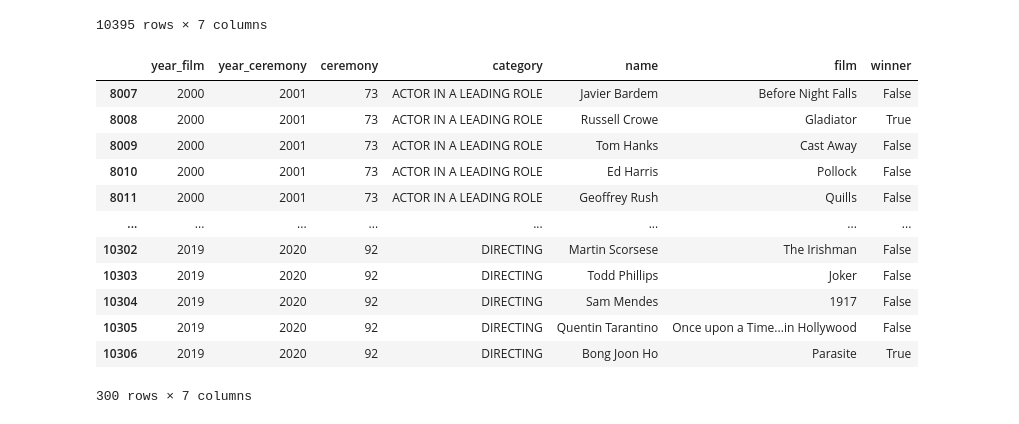
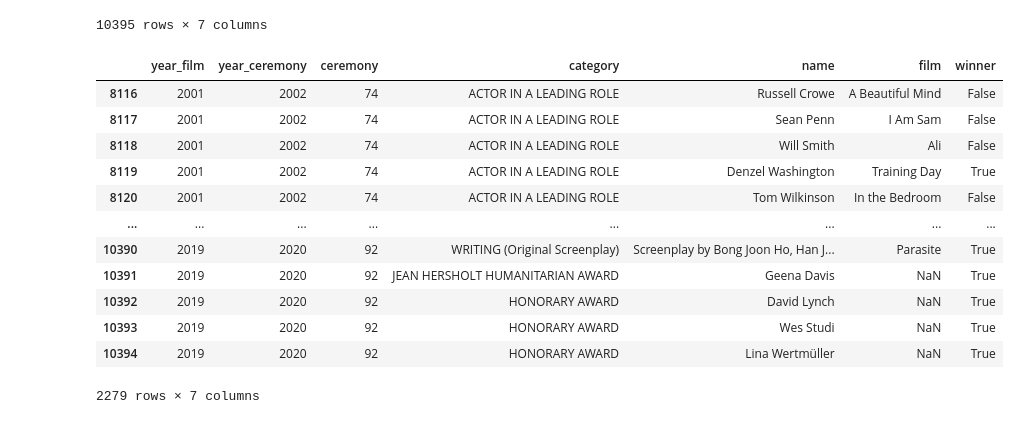
Before and after one commit to jgkiang/Project-2-The-Movie-Biz, a Jupyter notebook: Untited.ipynb, the cells around one changed output. Cells and saved outputs as stored; diff of their text form; code cells hidden in the pictures.

```diff
--- a/Untited.ipynb
+++ b/Untited.ipynb
@@ -74,6 +78,6 @@ dp.merge(df, how="inner")
 # %%
-the_oscar_award = pd.read_csv("Data/the_oscar_award.csv")
-the_oscar_award
+oscar_df = pd.read_csv("Data/the_oscar_award.csv")
+oscar_df
 # %% [output]
 |  | year_film | year_ceremony | ceremony | category | name | film | winner |
 | 0 | 1927 | 1928 | 1 | ACTOR | Richard Barthelmess | The Noose | False |
@@ -89,18 +93,19 @@ the_oscar_award
 | 10394 | 2019 | 2020 | 92 | HONORARY AWARD | Lina Wertmüller | NaN | True |
 10395 rows × 7 columns
 # %%
-the_oscar_award.loc[(the_oscar_award["year_ceremony"] >= 2001) & ((the_oscar_award["category"] == "ACTOR IN A LEADING ROLE") | (the_oscar_award["category"] == "ACTRESS IN A LEADING ROLE") | (the_oscar_award["category"] == "DIRECTING"))]
+pr = oscar_df.loc[(oscar_df["year_film"] >= 2001)]
+pr
 # %% [output]
 |  | year_film | year_ceremony | ceremony | category | name | film | winner |
-| 8007 | 2000 | 2001 | 73 | ACTOR IN A LEADING ROLE | Javier Bardem | Before Night Falls | False |
-| 8008 | 2000 | 2001 | 73 | ACTOR IN A LEADING ROLE | Russell Crowe | Gladiator | True |
-| 8009 | 2000 | 2001 | 73 | ACTOR IN A LEADING ROLE | Tom Hanks | Cast Away | False |
-| 8010 | 2000 | 2001 | 73 | ACTOR IN A LEADING ROLE | Ed Harris | Pollock | False |
-| 8011 | 2000 | 2001 | 73 | ACTOR IN A LEADING ROLE | Geoffrey Rush | Quills | False |
+| 8116 | 2001 | 2002 | 74 | ACTOR IN A LEADING ROLE | Russell Crowe | A Beautiful Mind | False |
+| 8117 | 2001 | 2002 | 74 | ACTOR IN A LEADING ROLE | Sean Penn | I Am Sam | False |
+| 8118 | 2001 | 2002 | 74 | ACTOR IN A LEADING ROLE | Will Smith | Ali | False |
+| 8119 | 2001 | 2002 | 74 | ACTOR IN A LEADING ROLE | Denzel Washington | Training Day | True |
+| 8120 | 2001 | 2002 | 74 | ACTOR IN A LEADING ROLE | Tom Wilkinson | In the Bedroom | False |
 | ... | ... | ... | ... | ... | ... | ... | ... |
-| 10302 | 2019 | 2020 | 92 | DIRECTING | Martin Scorsese | The Irishman | False |
-| 10303 | 2019 | 2020 | 92 | DIRECTING | Todd Phillips | Joker | False |
-| 10304 | 2019 | 2020 | 92 | DIRECTING | Sam Mendes | 1917 | False |
-| 10305 | 2019 | 2020 | 92 | DIRECTING | Quentin Tarantino | Once upon a Time...in Hollywood | False |
-| 10306 | 2019 | 2020 | 92 | DIRECTING | Bong Joon Ho | Parasite | True |
+| 10390 | 2019 | 2020 | 92 | WRITING (Original Screenplay) | Screenplay by Bong Joon Ho, Han J... | Parasite | True |
+| 10391 | 2019 | 2020 | 92 | JEAN HERSHOLT HUMANITARIAN AWARD | Geena Davis | NaN | True |
+| 10392 | 2019 | 2020 | 92 | HONORARY AWARD | David Lynch | NaN | True |
+| 10393 | 2019 | 2020 | 92 | HONORARY AWARD | Wes Studi | NaN | True |
+| 10394 | 2019 | 2020 | 92 | HONORARY AWARD | Lina Wertmüller | NaN | True |
-300 rows × 7 columns
+2279 rows × 7 columns
```
Also changed, not shown: parts of 7 cells of this notebook, 5 other files.
